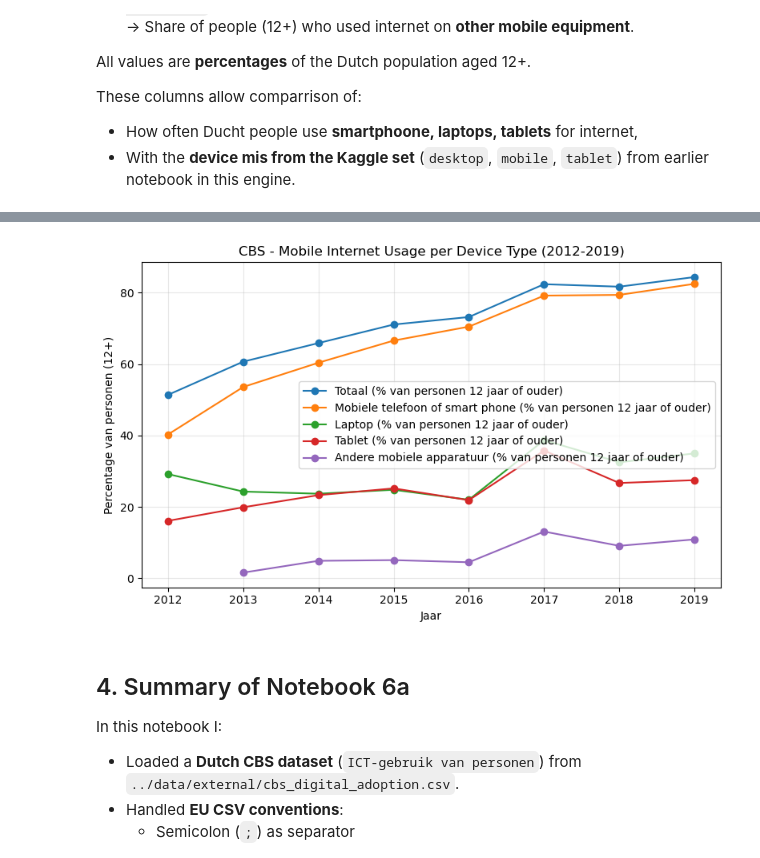
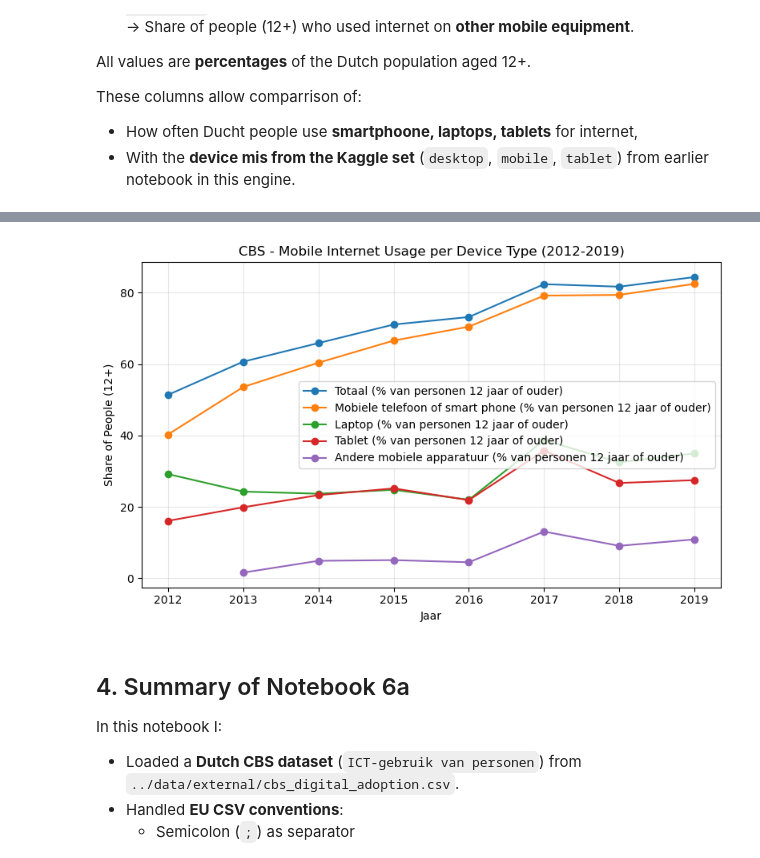
Before and after one commit to lauren-haan-gilbert/customer-behaviour-insight-engine, a Jupyter notebook: notebooks/06a_cbs_digital_adoption.ipynb, the cells around one changed output, grey strips where cells are left out. Drawn from its saved outputs; the diff is of its cells as text; code cells hidden in the pictures.

```diff
--- a/notebooks/06a_cbs_digital_adoption.ipynb
+++ b/notebooks/06a_cbs_digital_adoption.ipynb
@@ -228,20 +229,20 @@ cbs_devices.describe(include="all")
 # %%
 import matplotlib.pyplot as plt
 
 plt.figure(figsize=(8, 5))
 
 for col in device_cols:
     plt.plot(cbs["Perioden"], cbs[col], marker="o", label=col.split("/")[-1])
 
 plt.title("CBS - Mobile Internet Usage per Device Type (2012-2019)")
 plt.xlabel("Jaar")
-plt.ylabel("Percentage van personen (12+)")
+plt.ylabel("Share of People (12+)")
 plt.legend()
 plt.grid(True, alpha=0.3)
 plt.tight_layout()
 plt.show()
 # %% [output]
-[figure, old version]
+[figure, new version]
 # %% [markdown]
 ## 4. Summary of Notebook 6a
 
```
Also changed, not shown: parts of 2 cells of this notebook.
